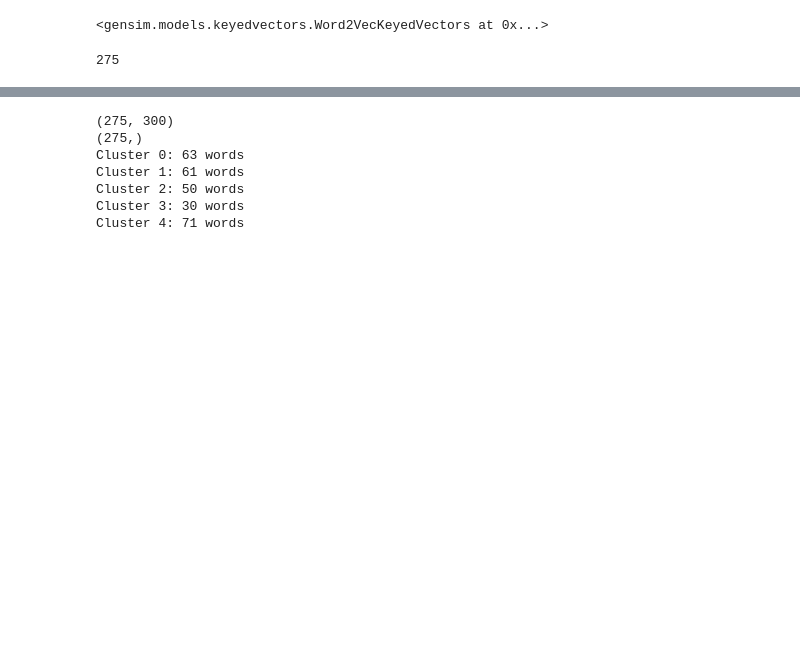
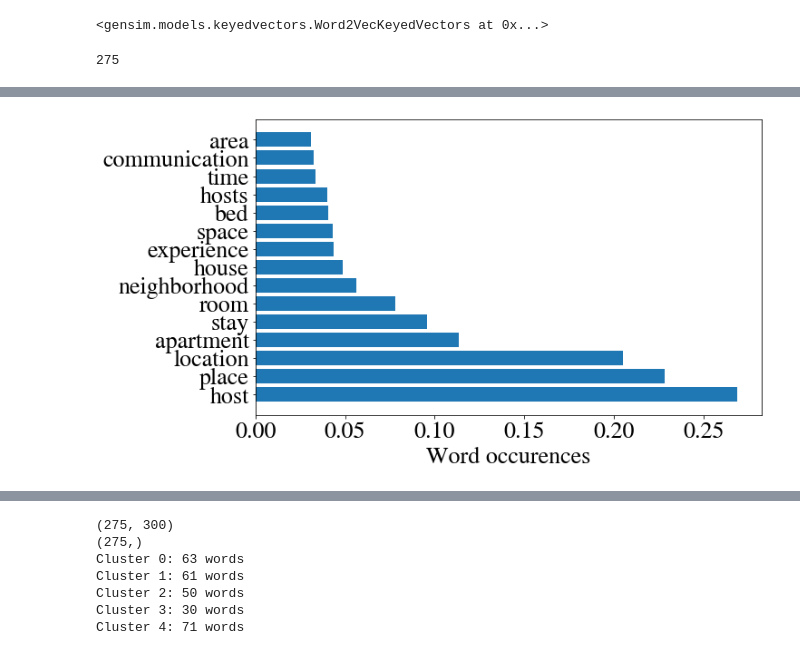
Before and after one commit to stavros11/Text-Classification, a Jupyter notebook: feature_extraction2.ipynb, the cells around one changed output, grey strips where cells are left out. Cells and saved outputs as stored; diff of their text form; code cells hidden in the pictures; blank space fills up the shorter version.

```diff
--- a/feature_extraction2.ipynb
+++ b/feature_extraction2.ipynb
@@ -171,0 +252,4 @@ friend neighbor
+# %%
+word_barchart(all_features, n_words=15, n_reviews=len(sampled_data))
+# %% [output]
+[figure, added]
```
Also changed, not shown: parts of 15 cells of this notebook, 2 other files.
